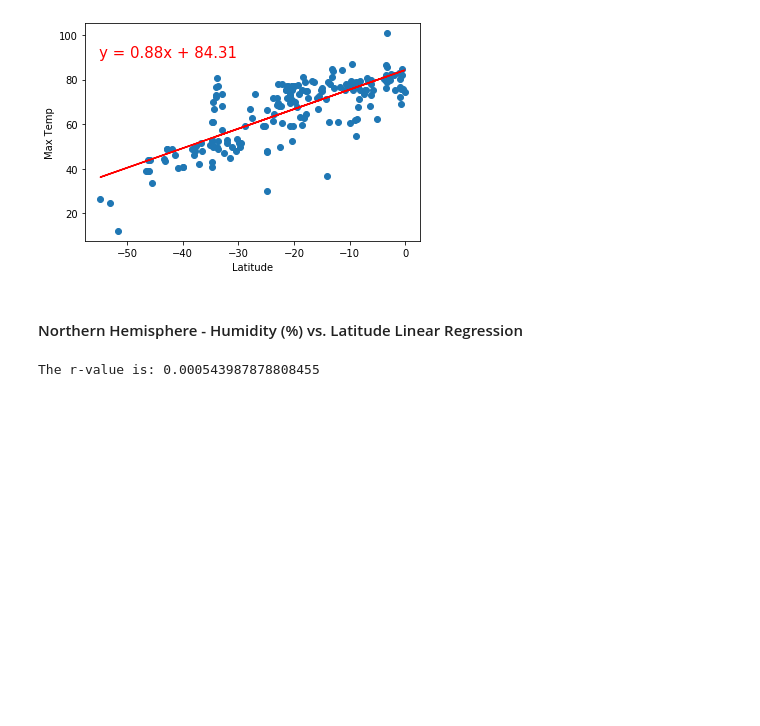
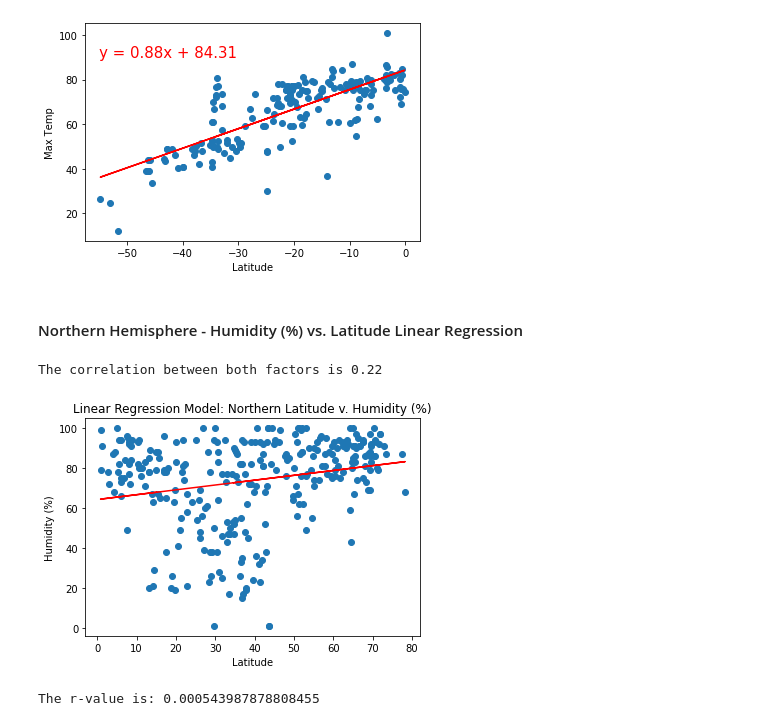
Before and after one commit to RebelDroid09/api-challenge, a Jupyter notebook: WeatherPy/WeatherPy.ipynb, the cells around one changed output. Cells and saved outputs as stored; diff of their text form; code cells hidden in the pictures; blank space fills up the shorter version.

Commit message:
Update WeatherPy.ipynb
Finished correlation and linear regression portion.

```diff
--- a/WeatherPy/WeatherPy.ipynb
+++ b/WeatherPy/WeatherPy.ipynb
@@ -314,6 +314,26 @@ The r-value is: 0.6082708688906918
 [figure]
 # %% [markdown]
 ####  Northern Hemisphere - Humidity (%) vs. Latitude Linear Regression
+# %%
+northernHumidity = weatherFrame.loc[weatherFrame['Lat'] > 0]['Humidity']
+
+northernHumidityCorrelation = st.pearsonr(northernLatitudes, northernHumidity)
+
+print(f"The correlation between both factors is {round(northernHumidityCorrelation[0],2)}")
+# %% [output]
+The correlation between both factors is 0.22
+# %%
+(slope, intercept, rvalue, pvalue, stderr) = st.linregress(northernLatitudes, northernHumidity)
+regress_values = northernLatitudes * slope + intercept
+line_eq = "y = " + str(round(slope,2)) + "x + " + str(round(intercept,2))
+plt.scatter(northernLatitudes,northernHumidity)
+plt.plot(northernLatitudes,regress_values,"r-")
+plt.xlabel('Latitude')
+plt.ylabel('Humidity (%)')
+plt.title('Linear Regression Model: Northern Latitude v. Humidity (%)')
+plt.show()
+# %% [output]
+[figure, added]
 # %%
 # %% [output]
 The r-value is: 0.000543987878808455
```
Also changed, not shown: parts of 11 cells of this notebook.
